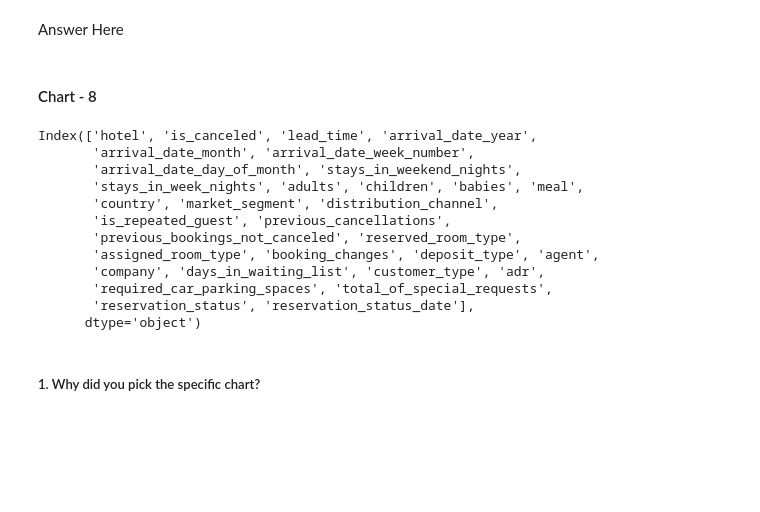
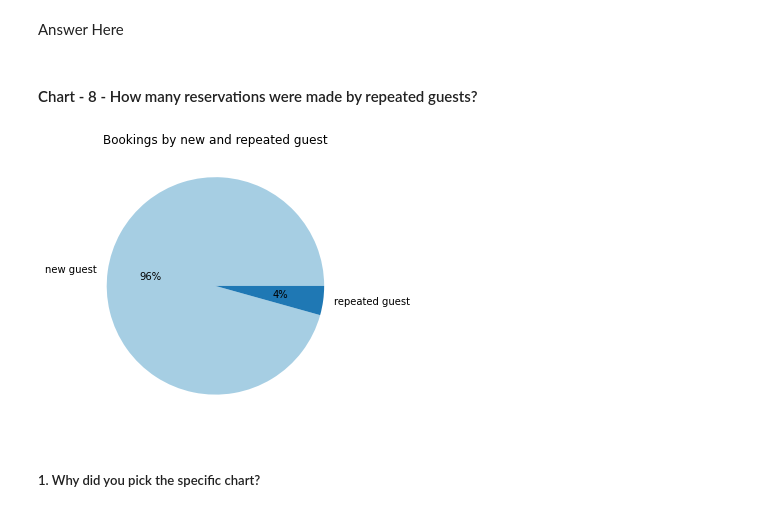
Before and after one commit to ansarshaikh95/EDA-Hotel-booking-analysis, a Jupyter notebook: EDA_Hotel_booking_Analysis.ipynb, the cells around one changed output. Cells and saved outputs as stored; diff of their text form; code cells hidden in the pictures; blank space fills up the shorter version.

```diff
--- a/EDA_Hotel_booking_Analysis.ipynb
+++ b/EDA_Hotel_booking_Analysis.ipynb
@@ -950,24 +959,26 @@ Answer Here
 Are there any insights that lead to negative growth? Justify with specific reason.
 # %% [markdown]
 Answer Here
-# %% [markdown]
-#### Chart - 8
-# %%
-# Chart - 8 visualization code
-df.columns
-# %% [output]
-Index(['hotel', 'is_canceled', 'lead_time', 'arrival_date_year',
-       'arrival_date_month', 'arrival_date_week_number',
-       'arrival_date_day_of_month', 'stays_in_weekend_nights',
-       'stays_in_week_nights', 'adults', 'children', 'babies', 'meal',
-       'country', 'market_segment', 'distribution_channel',
-       'is_repeated_guest', 'previous_cancellations',
-       'previous_bookings_not_canceled', 'reserved_room_type',
-       'assigned_room_type', 'booking_changes', 'deposit_type', 'agent',
-       'company', 'days_in_waiting_list', 'customer_type', 'adr',
-       'required_car_parking_spaces', 'total_of_special_requests',
-       'reservation_status', 'reservation_status_date'],
-      dtype='object')
+# %% [markdown]
+#### Chart - 8 - How many reservations were made by repeated guests?
+# %%
+# Chart - 8 visualization code
+
+plt.figure(figsize = (10, 5))
+
+data = confirmed_bookings['is_repeated_guest'].value_counts()
+
+colors = sns.color_palette('Paired')
+
+labels = ['new guest', 'repeated guest']
+
+plt.pie(data, labels = labels, autopct = '%.0f%%', colors = colors)
+
+plt.title('Bookings by new and repeated guest')
+
+plt.show()
+# %% [output]
+[figure, added]
 # %% [markdown]
 ##### 1. Why did you pick the specific chart?
 # %% [markdown]
```
Also changed, not shown: parts of 18 cells of this notebook.
